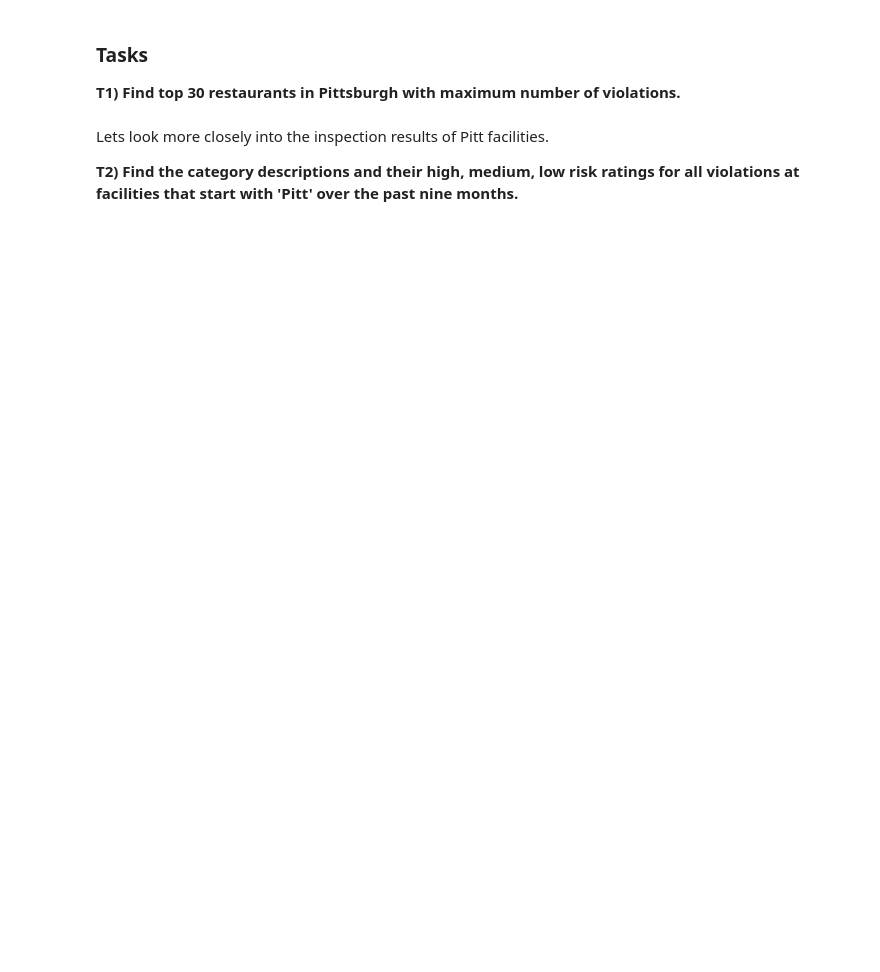
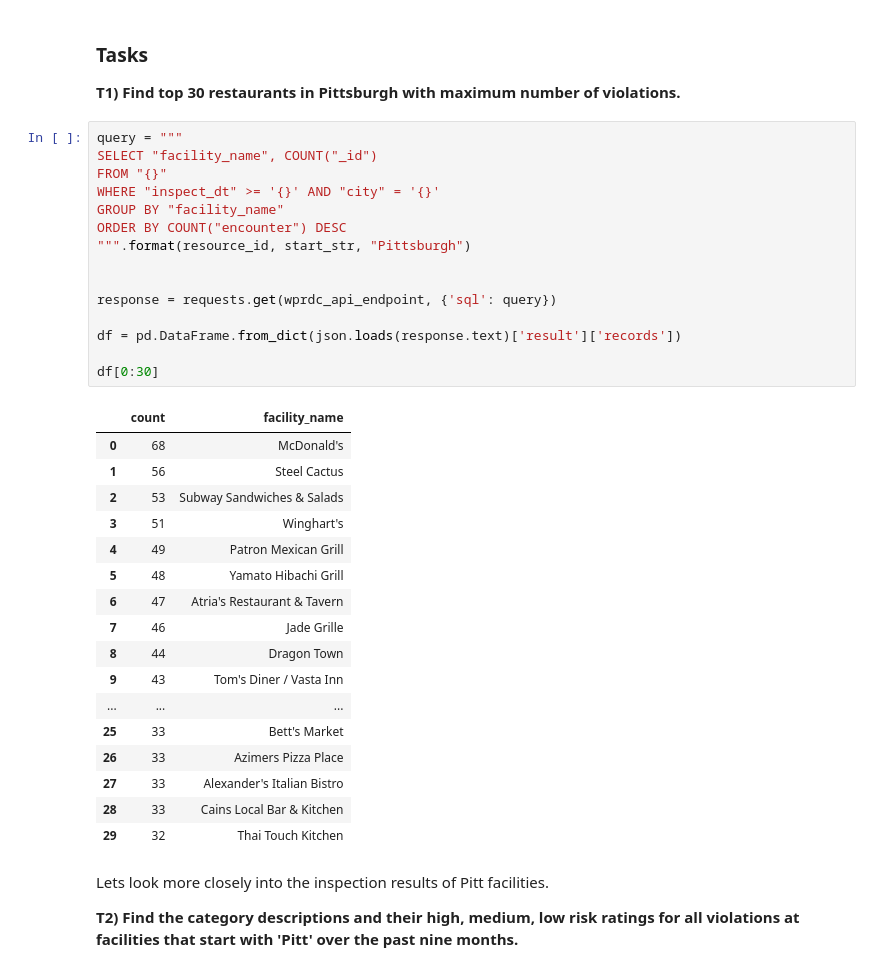
Before and after one commit to paige080298/DataScience_SQL_via_DataAPI, a Jupyter notebook: rec04.ipynb, the cells around one changed output. Cells and saved outputs as stored; diff of their text form; blank space fills up the shorter version.

```diff
--- a/rec04.ipynb
+++ b/rec04.ipynb
@@ -81,6 +127,39 @@ df
 ### Tasks
 
 __T1) Find top 30 restaurants in Pittsburgh with maximum number of violations.__
+# %%
+query = """
+SELECT "facility_name", COUNT("_id")
+FROM "{}"
+WHERE "inspect_dt" >= '{}' AND "city" = '{}'
+GROUP BY "facility_name"
+ORDER BY COUNT("encounter") DESC
+""".format(resource_id, start_str, "Pittsburgh")
+
+
+response = requests.get(wprdc_api_endpoint, {'sql': query})
+
+df = pd.DataFrame.from_dict(json.loads(response.text)['result']['records'])
+
+df[0:30]
+# %% [output]
+|  | count | facility_name |
+| 0 | 68 | McDonald's |
+| 1 | 56 | Steel Cactus |
+| 2 | 53 | Subway Sandwiches & Salads |
+| 3 | 51 | Winghart's |
+| 4 | 49 | Patron Mexican Grill |
+| 5 | 48 | Yamato Hibachi Grill |
+| 6 | 47 | Atria's Restaurant & Tavern |
+| 7 | 46 | Jade Grille |
+| 8 | 44 | Dragon Town |
+| 9 | 43 | Tom's Diner / Vasta Inn |
+| ... | ... | ... |
+| 25 | 33 | Bett's Market |
+| 26 | 33 | Azimers Pizza Place |
+| 27 | 33 | Alexander's Italian Bistro |
+| 28 | 33 | Cains Local Bar & Kitchen |
+| 29 | 32 | Thai Touch Kitchen |
 # %% [markdown]
 Lets look more closely into the inspection results of Pitt facilities.
 
```
Also changed, not shown: parts of 7 cells of this notebook.
